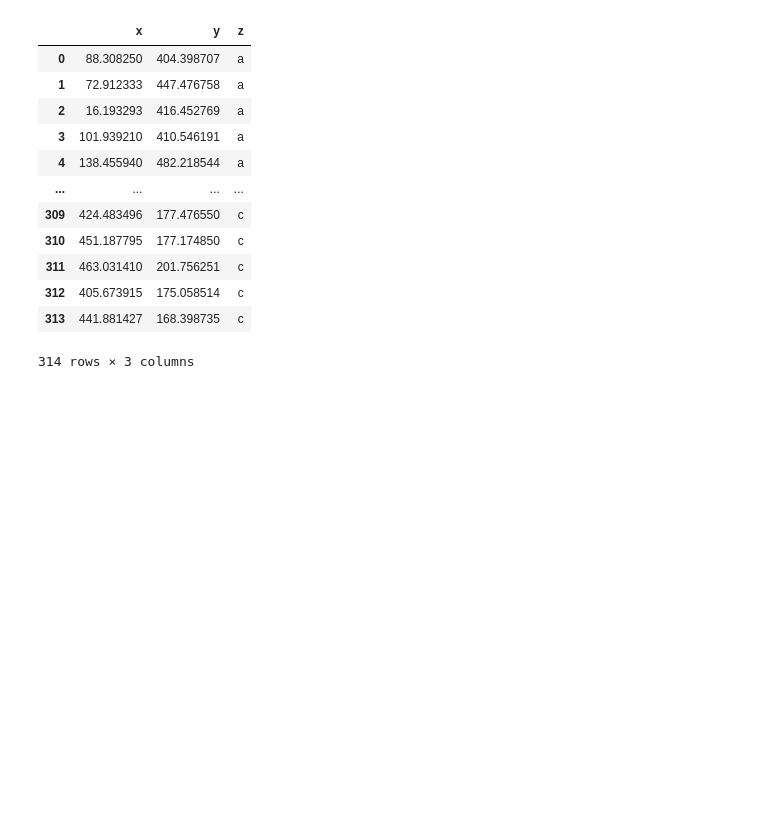
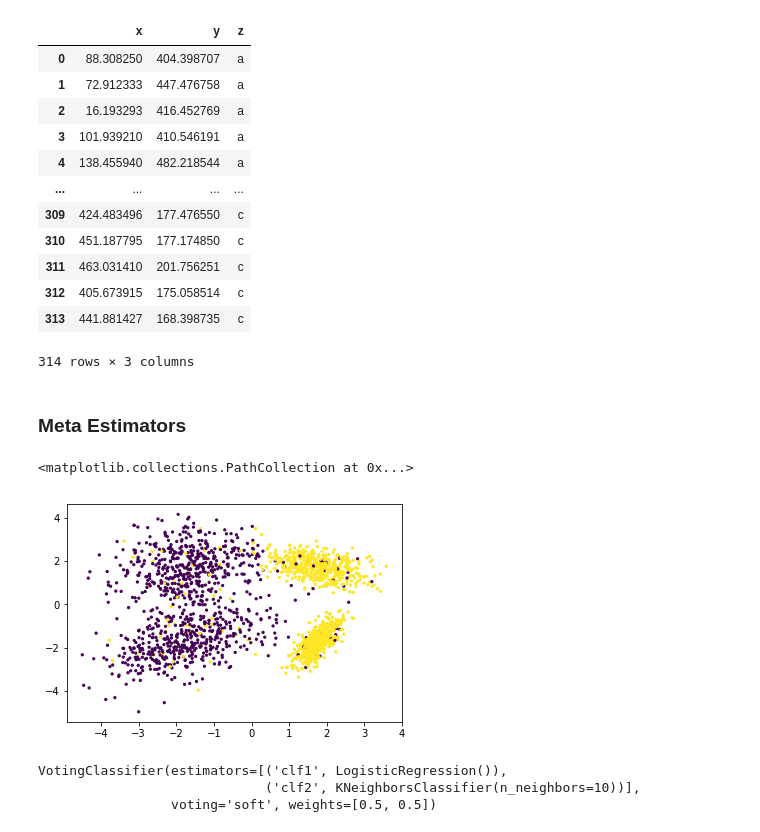
Before and after one commit to Thiyophin/Machine_learning, a Jupyter notebook: scikit_learn_tutorial.ipynb, the cells around one changed output. Saved outputs shown, nothing was run; the diff lists cells and outputs as text; code cells hidden in the pictures; blank space fills up the shorter version.

```diff
--- a/scikit_learn_tutorial.ipynb
+++ b/scikit_learn_tutorial.ipynb
@@ -482,3 +482,5 @@ df_clip
 314 rows × 3 columns
 # %%
 # a sample csv data copied from drawdata.xyx site
+# %% [markdown]
+### Meta Estimators
@@ -484,0 +498,20 @@ df_clip
+# %%
+X, y = make_classification(n_samples=2000, n_features=2,
+                          n_redundant=0, random_state=21,
+                          class_sep=1.75, flip_y=0.1)
+plt.scatter(X[:,0], X[:,1], c=y, s=5)
+# %% [output]
+<matplotlib.collections.PathCollection at 0x...>
+[figure, added]
+# %%
+clf1 = LogisticRegression().fit(X, y)
+clf2 = KNeighborsClassifier(n_neighbors=10).fit(X, y)
+clf3 = VotingClassifier(estimators=[('clf1',clf1),('clf2',clf2)],
+                      voting='soft',
+                      weights=[0.5,0.5])
+# here we can change weight values and make the model more similar to that model
+clf3.fit(X, y)
+# %% [output]
+VotingClassifier(estimators=[('clf1', LogisticRegression()),
+                             ('clf2', KNeighborsClassifier(n_neighbors=10))],
+                 voting='soft', weights=[0.5, 0.5])
```
Also changed, not shown: parts of 7 cells of this notebook.
